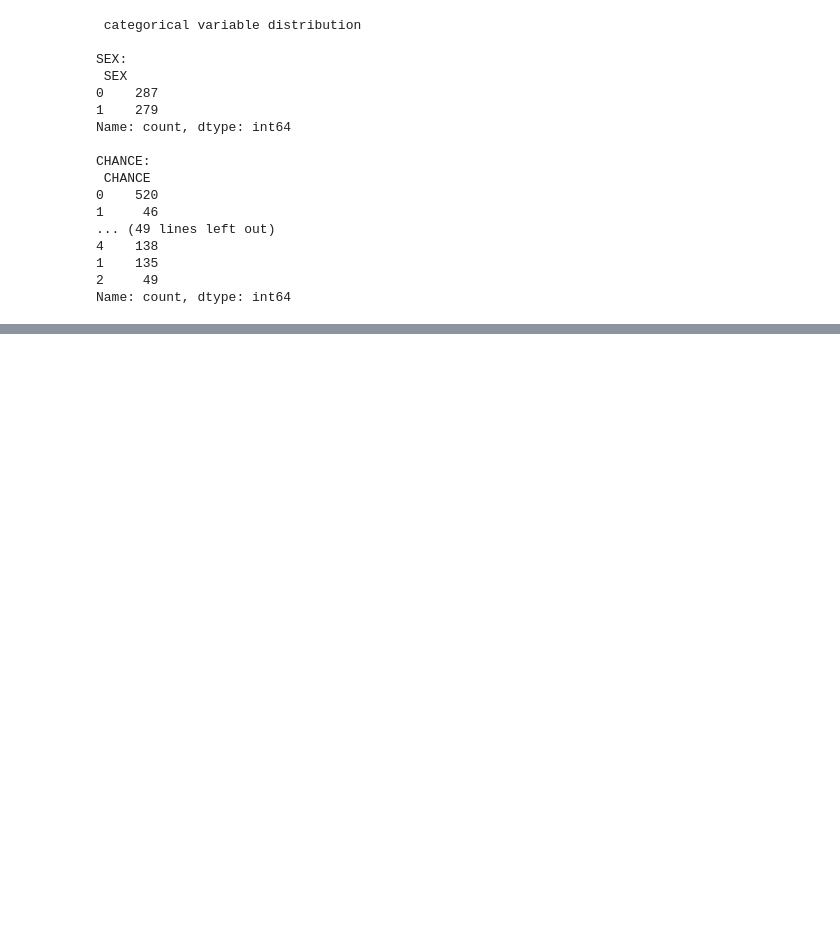
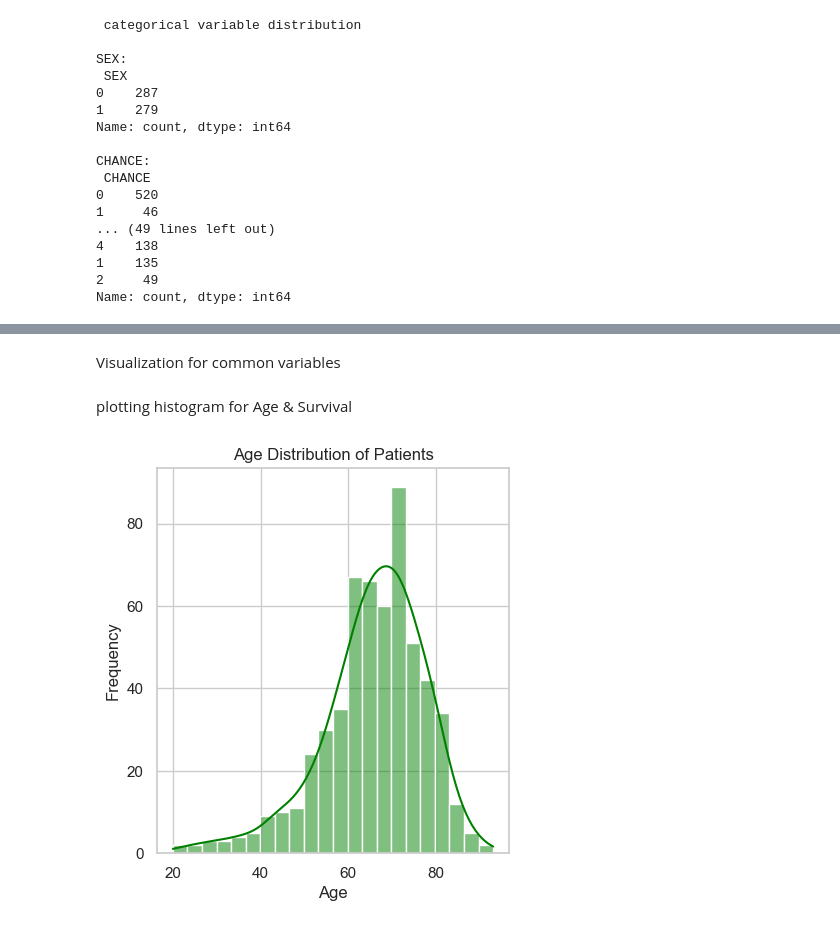
Before and after one commit to Akim351/ColonCancer-Survival-Analysis, a Jupyter notebook: codes.ipynb, the cells around one changed output, grey strips where cells are left out. Cells and saved outputs as stored; diff of their text form; code cells hidden in the pictures; blank space fills up the shorter version.

```diff
--- a/codes.ipynb
+++ b/codes.ipynb
@@ -181,0 +184,7 @@ Name: count, dtype: int64
+# %%
+# relabeling the categories
+colcan_data["SEX"]= colcan_data["SEX"].cat.rename_categories({ 0: "Male", 1: "Female"})
+colcan_data["CHANCE"]= colcan_data["CHANCE"].cat.rename_categories({ 0: "No", 1: "Yes"})
+colcan_data["STATUS"]= colcan_data["STATUS"].cat.rename_categories({ 0: "Censored", 1: "Dead"})
+colcan_data["STAGE"]= colcan_data["STAGE"].cat.rename_categories({1: "A", 2: "B", 3: "C", 4: "D"})
+colcan_data["LOC"]= colcan_data["LOC"].cat.rename_categories({1: "Coecum", 2: "Colon transcendent", 3: "colon descendent",4:"Rectum"})
@@ -181,0 +216,19 @@ Name: count, dtype: int64
+# %% [markdown]
+Visualization for common variables
+# %%
+# Setting style for better visuals
+sns.set(style="whitegrid")
+# %% [markdown]
+plotting histogram for Age & Survival
+# %%
+# plotting histogram for Age & Survival
+plt.figure(figsize=(10,5))
+
+plt.subplot(1, 2, 1)
+sns.histplot(colcan_data["AGE"], kde=True, color="green")
+plt.title("Age Distribution of Patients")
+plt.xlabel("Age")
+plt.ylabel("Frequency")
+plt.show()
+# %% [output]
+[figure, added]
```
Also changed, not shown: parts of 12 cells of this notebook, 1 other file.
